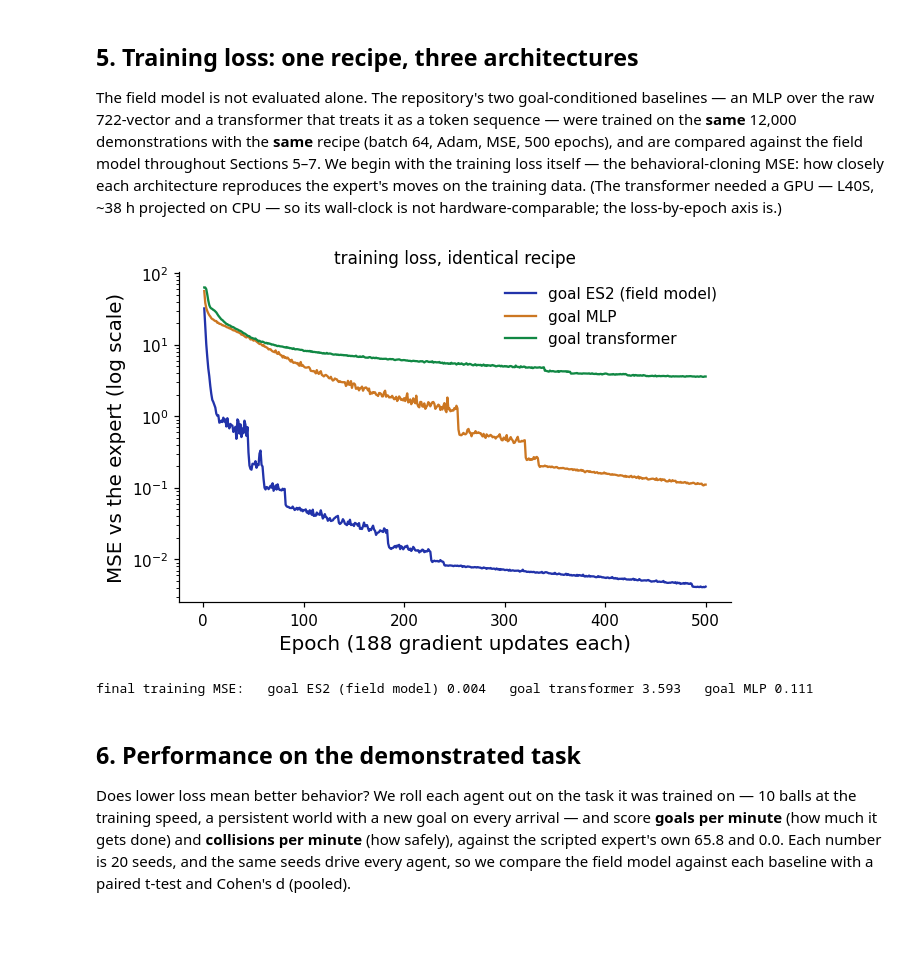
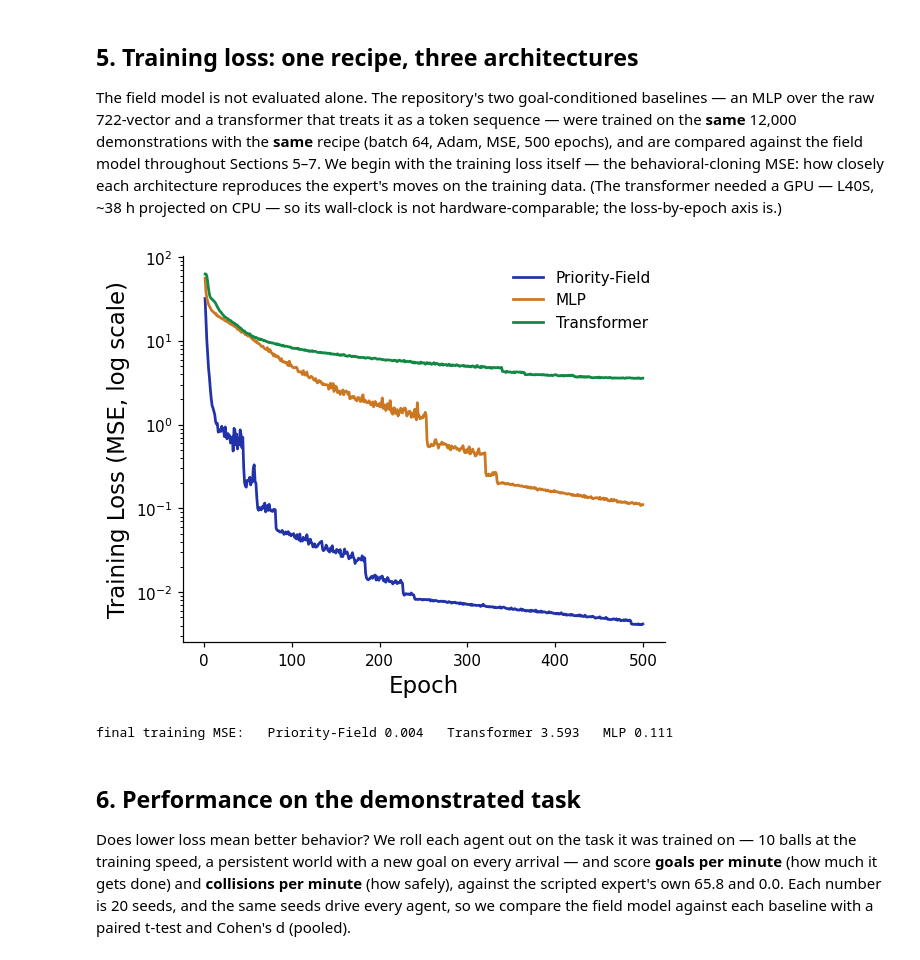
Before and after one commit to HanZhang-psych/Ego-Spatial-Sense, a Jupyter notebook: 2D-Escaping-Ball/tutorial_action_agent.ipynb, the cells around one changed output. Cells and saved outputs as stored; diff of their text form; code cells hidden in the pictures; blank space fills up the shorter version.

```diff
--- a/2D-Escaping-Ball/tutorial_action_agent.ipynb
+++ b/2D-Escaping-Ball/tutorial_action_agent.ipynb
@@ -565,20 +544,0 @@ worse in rollout — the record for that ablation is in
-# %%
-import csv
-
-# The model of record is already cloned from the expert (train_goal_es2.py);
-# load its weights rather than retraining in the notebook.
-model = GoalEs2Model(num_features=360)
-model.load_state_dict(torch.load("pretrained/goal_es2.pth",
-                                 map_location="cpu", weights_only=True))
-model.eval()
-
-# its recorded cloning-loss curve (same 500-epoch run as the baselines below)
-with open("results_compare/loss_goal_es2.csv") as f:
-    losses = [float(r["loss"]) for r in csv.DictReader(f)]
-
-plt.figure(figsize=(6, 3))
-plt.plot(losses, color=C_ES2)
-plt.xlabel("Epoch (188 gradient steps each)", fontsize=13)
-plt.ylabel("MSE vs the Expert", fontsize=13)
-plt.title(f"cloning the expert: {losses[0]:.1f} -> {losses[-1]:.3f}")
-plt.show()
@@ -616,43 +561,43 @@ wall-clock is not hardware-comparable; the loss-by-epoch axis is.)
 # rollout sweeps (results_compare/). No training happens in the notebook.
 import csv
 import glob
 
 import matplotlib.pyplot as plt
 import pandas as pd
 import seaborn as sns
 from seaborn.algorithms import bootstrap
 
 colors = {"es2": C_ES2, "mlp": C_MLP, "transformer": C_TRF}
-labels = {"es2": "goal ES2 (field model)", "mlp": "goal MLP",
-          "transformer": "goal transformer"}
+labels = {"es2": "Priority-Field", "mlp": "MLP",
+          "transformer": "Transformer"}
 
 loss = {m: [float(r["loss"]) for r in
             csv.DictReader(open(f"results_compare/loss_goal_{m}.csv"))]
         for m in colors}
 sw = pd.concat(pd.read_csv(f) for f in glob.glob("results_compare/sweep_*.csv"))
 
 def boot_ci(v):
     bs = bootstrap(np.asarray(v, float), func=np.mean, n_boot=10000, seed=0)
     return np.mean(v), *np.percentile(bs, [2.5, 97.5])
 
 loss_long = pd.DataFrame([{"model": labels[m], "epoch": e + 1, "loss": v}
                           for m in colors for e, v in enumerate(loss[m])])
-fig, ax = plt.subplots(figsize=(6, 4))
+fig, ax = plt.subplots(figsize=(5.4, 4.4))
 sns.lineplot(data=loss_long, x="epoch", y="loss", hue="model",
-             palette={labels[m]: colors[m] for m in colors}, lw=1.5, ax=ax)
+             palette={labels[m]: colors[m] for m in colors}, lw=1.8, ax=ax)
 ax.set_yscale("log")
-ax.set_xlabel("Epoch (188 gradient updates each)", fontsize=13)
-ax.set_ylabel("MSE vs the expert (log scale)", fontsize=13)
-ax.set_title("training loss, identical recipe", fontsize=11)
-ax.legend(title=None)
+ax.set_xlabel("Epoch", fontsize=15)
+ax.set_ylabel("Training Loss (MSE, log scale)", fontsize=15)
+ax.legend(loc="upper right", frameon=False, title=None, fontsize=10)
+ax.spines[["top", "right"]].set_visible(False)
 plt.tight_layout()
 plt.show()
 
 print("final training MSE:   " + "   ".join(
     f"{labels[m]} {loss[m][-1]:.3f}" for m in ["es2", "transformer", "mlp"]))
 # %% [output]
-[figure, old version]
+[figure, new version]
-final training MSE:   goal ES2 (field model) 0.004   goal transformer 3.593   goal MLP 0.111
+final training MSE:   Priority-Field 0.004   Transformer 3.593   MLP 0.111
 # %% [markdown]
 ## 6. Performance on the demonstrated task
 
```
Also changed, not shown: parts of 11 cells of this notebook, 1 other file.
